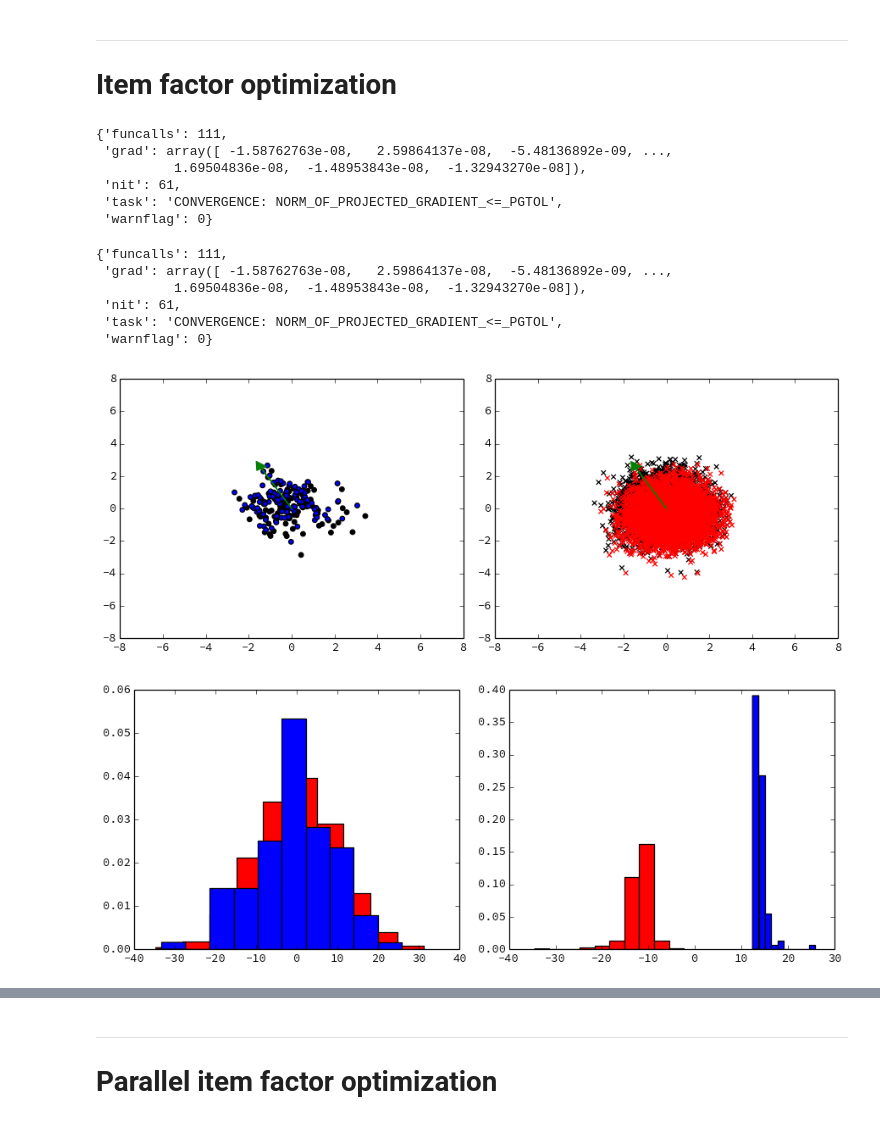
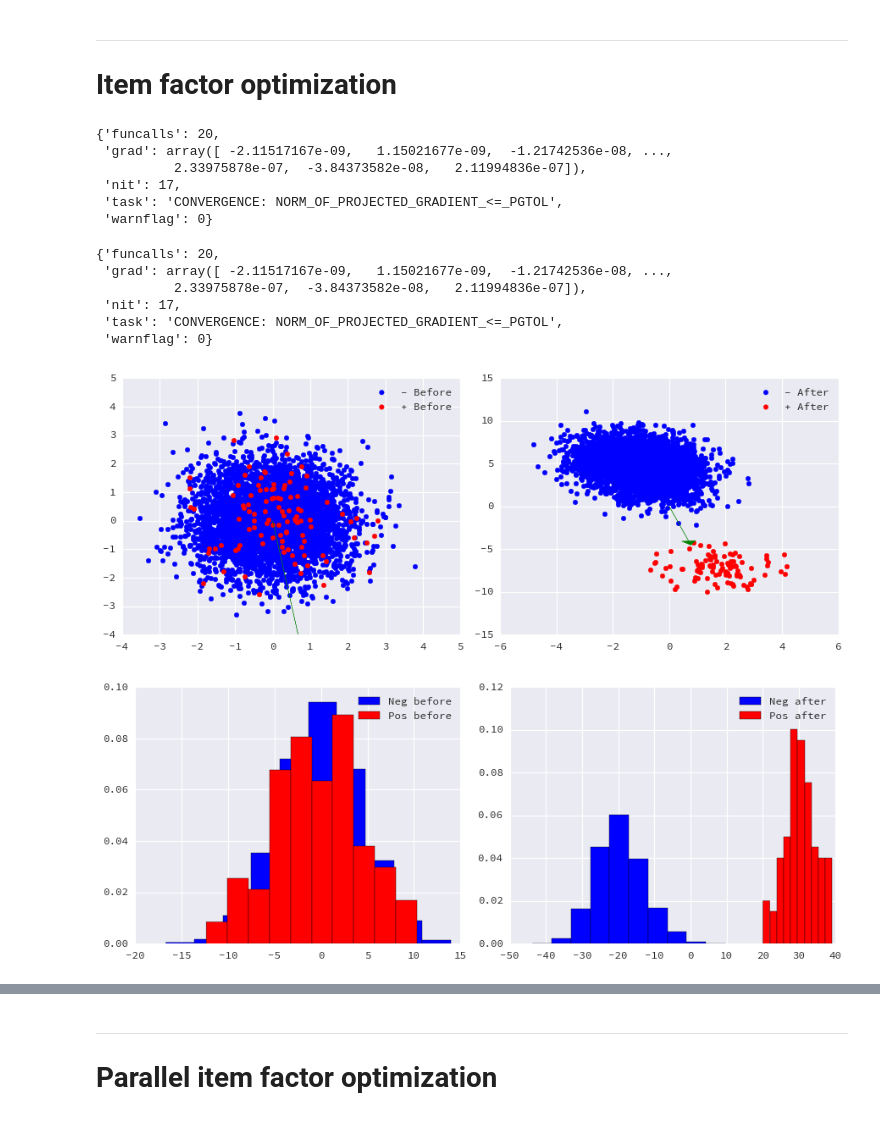
Before and after one commit to bmcfee/playlist_recommender, a Jupyter notebook: notes/Playlist recommender.ipynb, the cells around one changed output, grey strips where cells are left out. Cells and saved outputs as stored; diff of their text form; code cells hidden in the pictures.

```diff
--- a/notes/Playlist recommender.ipynb
+++ b/notes/Playlist recommender.ipynb
@@ -255,7 +259,7 @@ d = 2
 n = int(1e3)
 
 b = np.random.randn(n).astype(np.float32)
-y = np.sign(np.random.randn(len(b)) - 2.0).astype(np.float32)
+y = np.sign(np.random.randn(len(b)) - 1.0).astype(np.float32)
 om = np.abs(np.random.randn(len(b))).astype(np.float32) / 4
 
 om[y==1] = 1
@@ -475,7 +480,7 @@ plt.plot(np.exp(w_opt) / np.sum(np.exp(w_opt)))
 ---
 # Item factor optimization
 # %%
-d = 64
+d = 2
 n = int(5e3)
 
 b = np.random.randn(n).astype(np.float32)
@@ -490,7 +495,7 @@ beta = (np.abs(beta) * beta * 4).astype(np.float32)
 u = np.random.randn(d).astype(np.float32)
 a_i = np.random.randn(len(b), d).astype(np.float32)
 #a_i[y>0] += 1
-rho = 1e-4
+rho = 1e-3
 reg_item = 1e-6
 # %%
 def item_obj(v):
@@ -515,10 +520,10 @@ v_opt, v_value, diagnostics = scipy.optimize.fmin_l_bfgs_b(item_obj, v0, iprint=
 v_opt = v_opt.reshape(a_i.shape)
 diagnostics
 # %% [output]
-{'funcalls': 111,
- 'grad': array([ -1.58762763e-08,   2.59864137e-08,  -5.48136892e-09, ...,
-          1.69504836e-08,  -1.48953843e-08,  -1.32943270e-08]),
- 'nit': 61,
+{'funcalls': 20,
+ 'grad': array([ -2.11517167e-09,   1.15021677e-09,  -1.21742536e-08, ...,
+          2.33975878e-07,  -3.84373582e-08,   2.11994836e-07]),
+ 'nit': 17,
  'task': 'CONVERGENCE: NORM_OF_PROJECTED_GRADIENT_<=_PGTOL',
  'warnflag': 0}
 # %%
@@ -527,10 +532,10 @@ v = v_opt
 u_opt, u_value, u_diagnostics = scipy.optimize.fmin_l_bfgs_b(user_obj, u, iprint=1)
 diagnostics
 # %% [output]
-{'funcalls': 111,
- 'grad': array([ -1.58762763e-08,   2.59864137e-08,  -5.48136892e-09, ...,
-          1.69504836e-08,  -1.48953843e-08,  -1.32943270e-08]),
- 'nit': 61,
+{'funcalls': 20,
+ 'grad': array([ -2.11517167e-09,   1.15021677e-09,  -1.21742536e-08, ...,
+          2.33975878e-07,  -3.84373582e-08,   2.11994836e-07]),
+ 'nit': 17,
  'task': 'CONVERGENCE: NORM_OF_PROJECTED_GRADIENT_<=_PGTOL',
  'warnflag': 0}
 # %%
@@ -538,33 +543,36 @@ u = u_opt
 # %%
 plt.figure(figsize=(10, 4))
 plt.subplot(121)
-plt.scatter(a_i[y>0,0], a_i[y>0,1], c='black', marker='o')
-plt.scatter(v_opt[y>0,0], v_opt[y>0,1], c='blue', marker='o')
-#plt.plot([0, u[0]], [0, u[1]])
-plt.arrow(0, 0, u[0], u[1], color='g', head_width=0.5, head_length=0.5)
-plt.axis([-8, 8, -8, 8])
+plt.scatter(a_i[y<0,0], a_i[y<0,1], color='b', marker='o', label='- Before')
+plt.scatter(a_i[y>0,0], a_i[y>0,1], color='r', marker='o', label='+ Before')
+
+plt.arrow(0, 0, u[0], u[1], color='g', head_width=0.5, head_length=0.5, label='User')
+
+plt.legend()
 
 plt.subplot(122)
-plt.scatter(a_i[y<0,0], a_i[y<0,1], c='black', marker='x')
-plt.scatter(v_opt[y<0,0], v_opt[y<0,1], c='red', marker='x')
-#plt.plot([0, u[0]], [0, u[1]])
-plt.arrow(0, 0, u[0], u[1], color='g', head_width=0.5, head_length=0.5)
-plt.axis([-8, 8, -8, 8])
+plt.scatter(v_opt[y<0,0], v_opt[y<0,1], color='b', marker='o', label='- After')
+plt.scatter(v_opt[y>0,0], v_opt[y>0,1], color='r', marker='o', label='+ After')
 
+plt.arrow(0, 0, u[0], u[1], color='g', head_width=0.5, head_length=0.5, label='User')
+
+plt.legend()
 plt.tight_layout()
 # %% [output]
-[figure, old version]
+[figure, new version]
 # %%
 plt.figure(figsize=(10,4))
 plt.subplot(121)
-plt.hist(a_i[y<0].dot(u) + b[y<0], normed=True, color='r')
-plt.hist(a_i[y>0].dot(u) + b[y>0], normed=True, color='b')
+plt.hist(a_i[y<0].dot(u) + b[y<0], normed=True, color='b', label='Neg before')
+plt.hist(a_i[y>0].dot(u) + b[y>0], normed=True, color='r', label='Pos before')
+plt.legend()
 plt.subplot(122)
-plt.hist(v_opt[y<0].dot(u) + b[y<0], normed=True, color='r')
-plt.hist(v_opt[y>0].dot(u) + b[y>0], normed=True, color='b')
+plt.hist(v_opt[y<0].dot(u) + b[y<0], normed=True, color='b', label='Neg after')
+plt.hist(v_opt[y>0].dot(u) + b[y>0], normed=True, color='r', label='Pos after')
+plt.legend()
 plt.tight_layout()
 # %% [output]
-[figure, old version]
+[figure, new version]
 # %%
 %timeit v_opt, v_value, diagnostics = scipy.optimize.fmin_l_bfgs_b(item_obj, v0)
 # %% [output]
```
Also changed, not shown: parts of 35 cells of this notebook, 2 other files.
